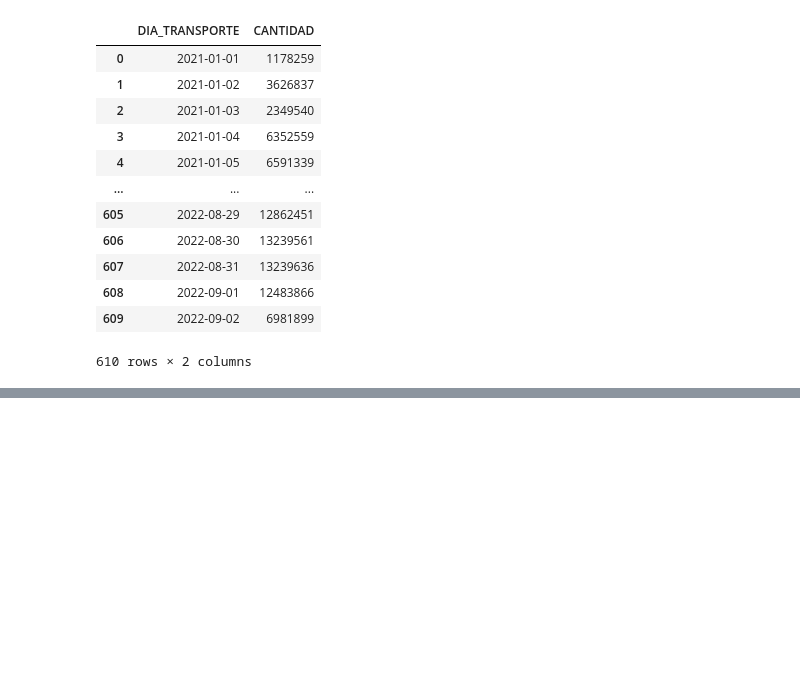
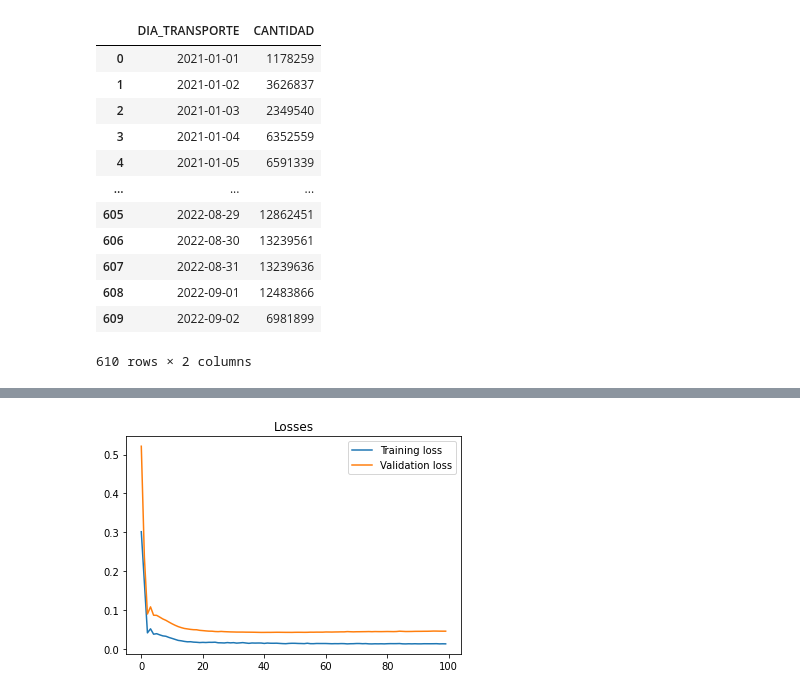
Before and after one commit to lrivela/rivela-st, a Jupyter notebook: tp-integrador/rivela-5co-tp.ipynb, the cells around one changed output, grey strips where cells are left out. Drawn from its saved outputs; the diff is of its cells as text; code cells hidden in the pictures; blank space fills up the shorter version.

```diff
--- a/tp-integrador/rivela-5co-tp.ipynb
+++ b/tp-integrador/rivela-5co-tp.ipynb
@@ -1353,0 +1402,4 @@ Text(0.5, 1.0, 'Prediccion con el dataset de Test')
+# %%
+df_generated_14 = generate_time_lags(serie_lstm, 14)
+df_generated_14.drop(columns=["DIA_TRANSPORTE"], inplace=True)
+df_generated_14
@@ -1353,0 +1420,52 @@ Text(0.5, 1.0, 'Prediccion con el dataset de Test')
+# %%
+X_train_14, X_val_14, X_test_14, y_train_14, y_val_14, y_test_14 = train_val_test_split(df_generated_14, 'CANTIDAD', 0.1)
+
+input_dim = len(X_train_14.columns)
+model_params_14 = {'input_dim': input_dim,
+                'hidden_dim' : hidden_dim,
+                'layer_dim' : layer_dim,
+                'output_dim' : output_dim,
+                'dropout_prob' : dropout}
+
+scaler = MinMaxScaler()
+
+X_train_sc_14 = scaler.fit_transform(X_train_14)
+X_val_sc_14 = scaler.transform(X_val_14)
+X_test_sc_14 = scaler.transform(X_test_14)
+
+y_train_sc_14 = scaler.fit_transform(y_train_14)
+y_val_sc_14 = scaler.transform(y_val_14)
+y_test_sc_14 = scaler.transform(y_test_14)
+
+train_features_14 = torch.Tensor(X_train_sc_14)
+train_targets_14 = torch.Tensor(y_train_sc_14)
+val_features_14 = torch.Tensor(X_val_sc_14)
+val_targets_14 = torch.Tensor(y_val_sc_14)
+test_features_14 = torch.Tensor(X_test_sc_14)
+test_targets_14 = torch.Tensor(y_test_sc_14)
+
+train_14 = TensorDataset(train_features_14, train_targets_14)
+val_14 = TensorDataset(val_features_14, val_targets_14)
+test_14 = TensorDataset(test_features_14, test_targets_14)
+
+train_loader_14 = DataLoader(train_14, batch_size=batch_size, shuffle=False, drop_last=True)
+val_loader_14 = DataLoader(val_14, batch_size=batch_size, shuffle=False, drop_last=True)
+test_loader_14 = DataLoader(test_14, batch_size=batch_size, shuffle=False, drop_last=True)
+test_loader_one_14 = DataLoader(test_14, batch_size=1, shuffle=False, drop_last=True)
+
+model = get_model('lstm', model_params_14)
+
+loss_fn = torch.nn.MSELoss(reduction="mean")
+optimizer = torch.optim.Adam(model.parameters(), lr=learning_rate, weight_decay=weight_decay)
+
+
+opt = Optimization(model=model, loss_fn=loss_fn, optimizer=optimizer)
+opt.train(train_loader_14, val_loader_14, batch_size=batch_size, n_epochs=n_epochs, n_features=input_dim)
+opt.plot_losses()
+
+predictions, values = opt.evaluate(
+    test_loader_one_14,
+    batch_size=1,
+    n_features=input_dim
+)
+# %% [output]
@@ -1353,0 +1484 @@ Text(0.5, 1.0, 'Prediccion con el dataset de Test')
+[figure, added]
```
Also changed, not shown: parts of 43 cells of this notebook.
